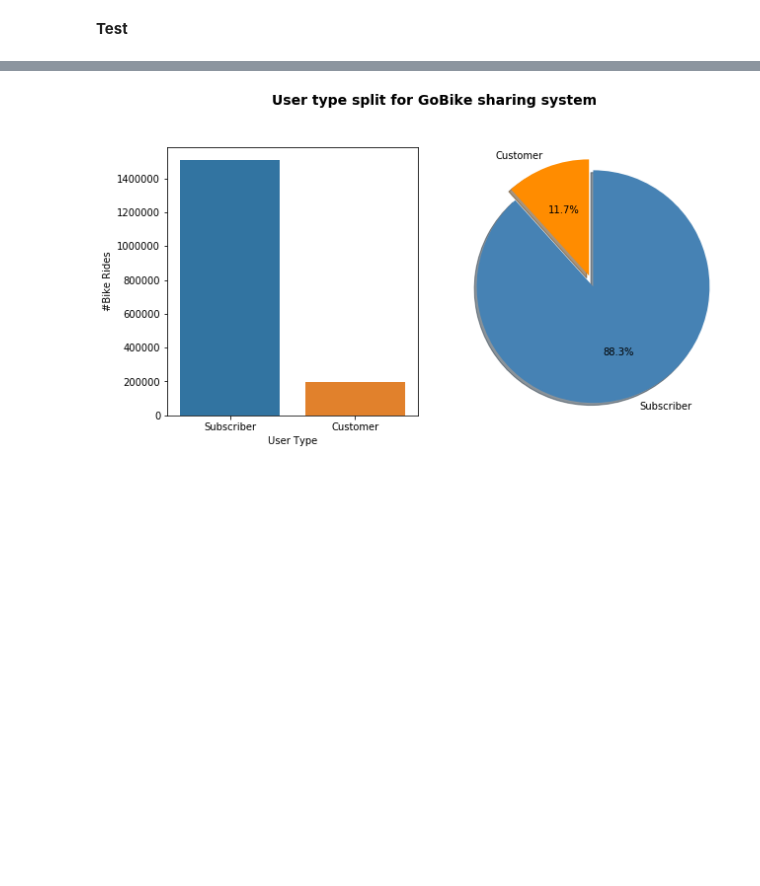
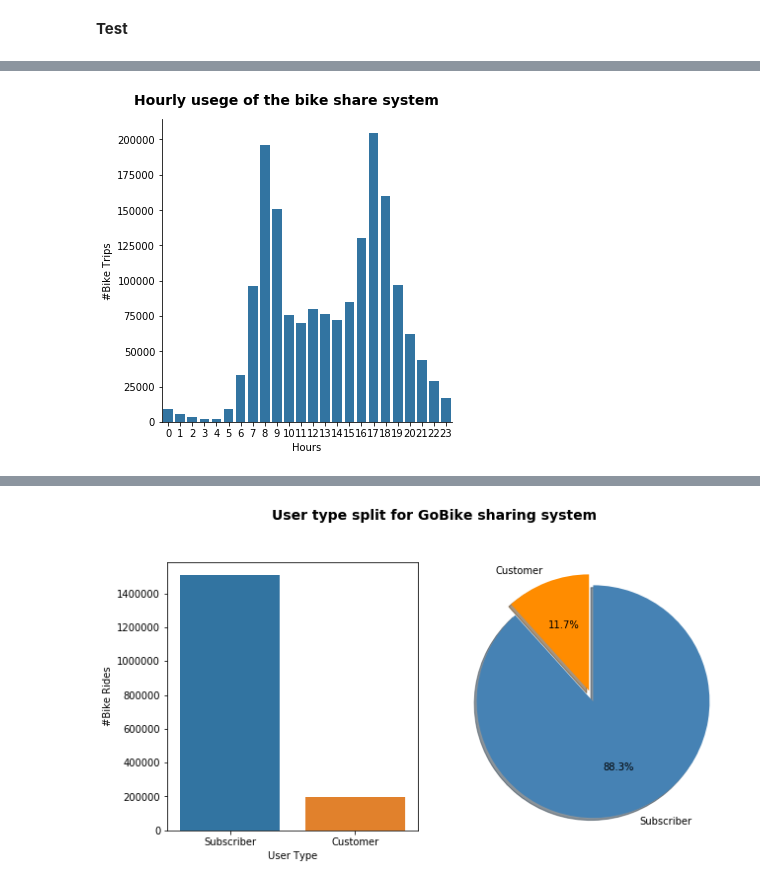
Before and after one commit to alexmathew95/DAND-Project_4, a Jupyter notebook: exploration.ipynb, the cells around one changed output, grey strips where cells are left out. Saved outputs shown, nothing was run; the diff lists cells and outputs as text; code cells hidden in the pictures; blank space fills up the shorter version.

```diff
--- a/exploration.ipynb
+++ b/exploration.ipynb
@@ -365,0 +380,8 @@ I'll start by looking at the monthly trend of number of bike rentals and distrib
+# %%
+# hourly usege of the bike sharing system
+
+g = sns.catplot(data=df_clean, x='start_time_hour', kind='count', color = base_color)
+g.set_axis_labels("Hours", "#Bike Trips")
+g.fig.suptitle('Hourly usege of the bike share system', y=1.03, fontsize=14, fontweight='semibold');
+# %% [output]
+[figure, added]
```
Also changed, not shown: parts of 18 cells of this notebook.
